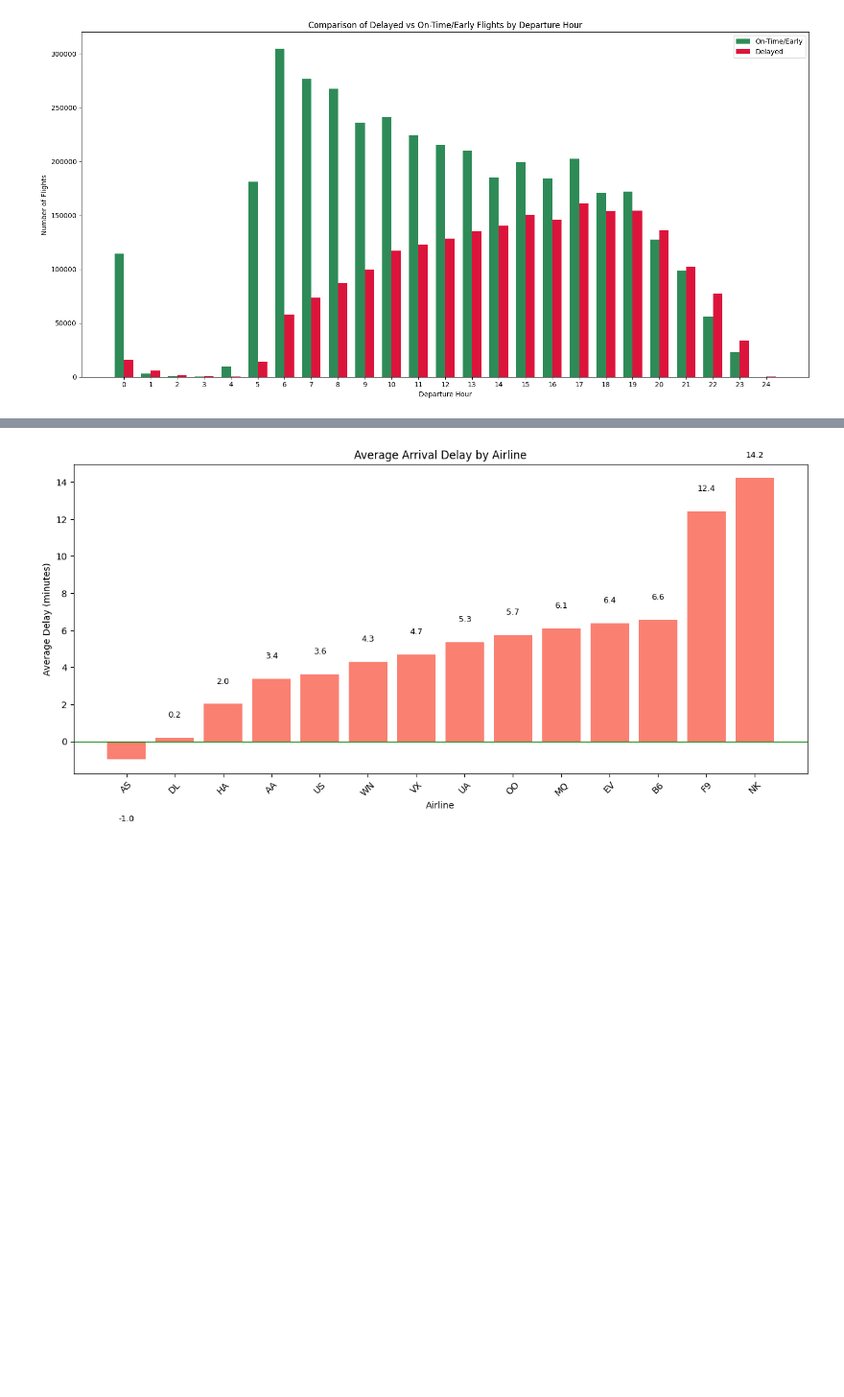
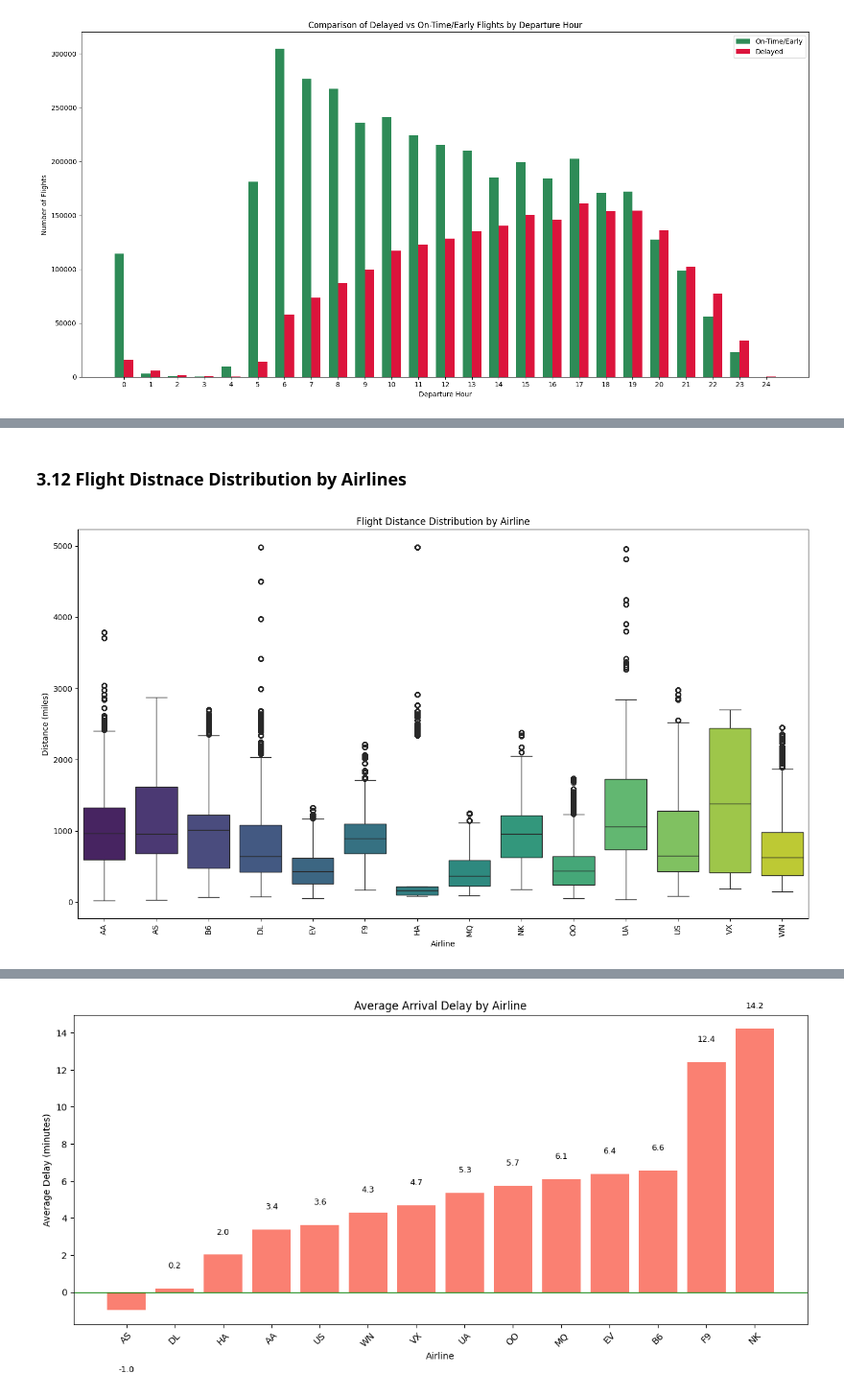
Before and after one commit to Anitha-Chava/AirFly-Insights---Airline-Operations-Delay-Patterns-Performance-Analysis, a Jupyter notebook: AirFly_Insights.ipynb, the cells around one changed output, grey strips where cells are left out. Shown at 96% size. Saved outputs shown, nothing was run; the diff lists cells and outputs as text; code cells hidden in the pictures; blank space fills up the shorter version.

```diff
--- a/AirFly_Insights.ipynb
+++ b/AirFly_Insights.ipynb
@@ -1174,0 +1617,24 @@ plt.show()
+# %% [markdown]
+### 3.12 Flight Distnace Distribution by Airlines
+# %%
+import matplotlib.pyplot as plt
+import seaborn as sns
+
+plt.figure(figsize=(14, 8))
+sns.boxplot(
+    x='AIRLINE',
+    y='DISTANCE',
+    data=flights,
+    palette='viridis',
+    hue='AIRLINE',
+    legend=False
+)
+
+plt.title('Flight Distance Distribution by Airline')
+plt.xlabel('Airline')
+plt.ylabel('Distance (miles)')
+plt.xticks(rotation=90)
+plt.tight_layout()
+plt.show()
+# %% [output]
+[figure, added]
```
Also changed, not shown: parts of 117 cells of this notebook, 5 other files.
